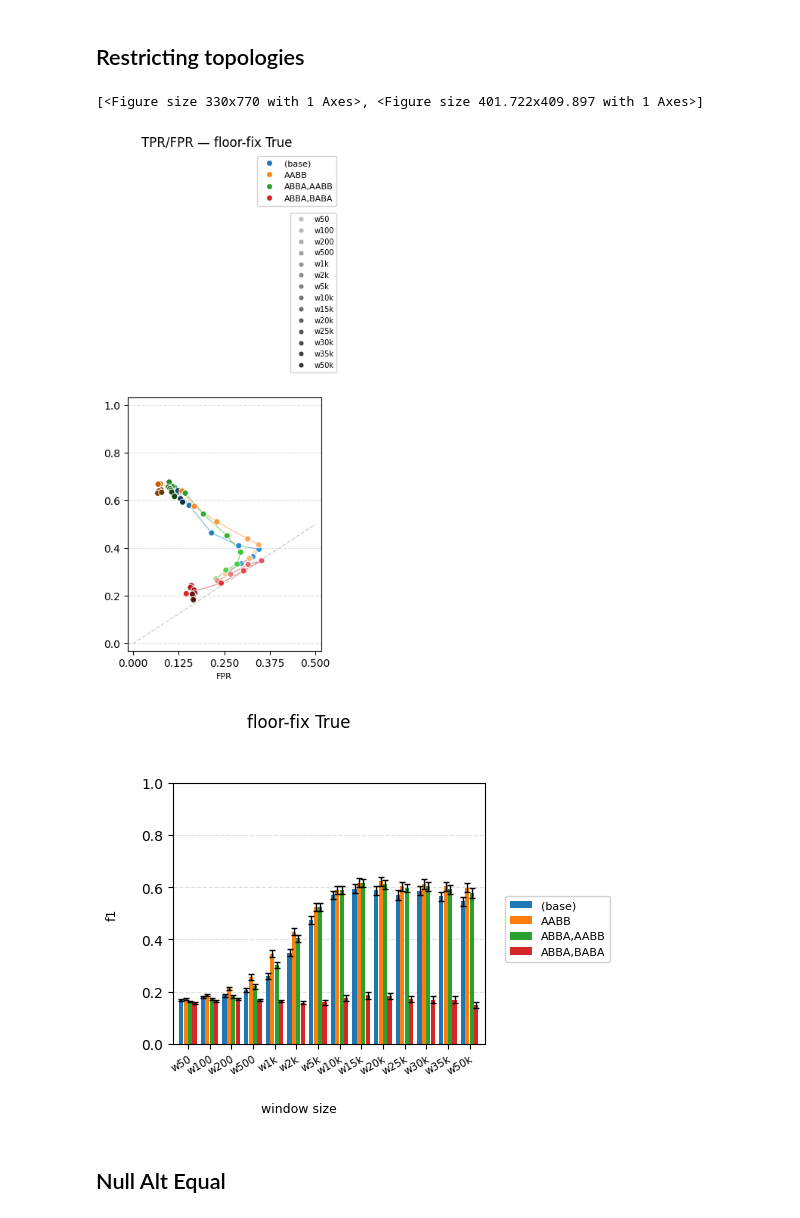
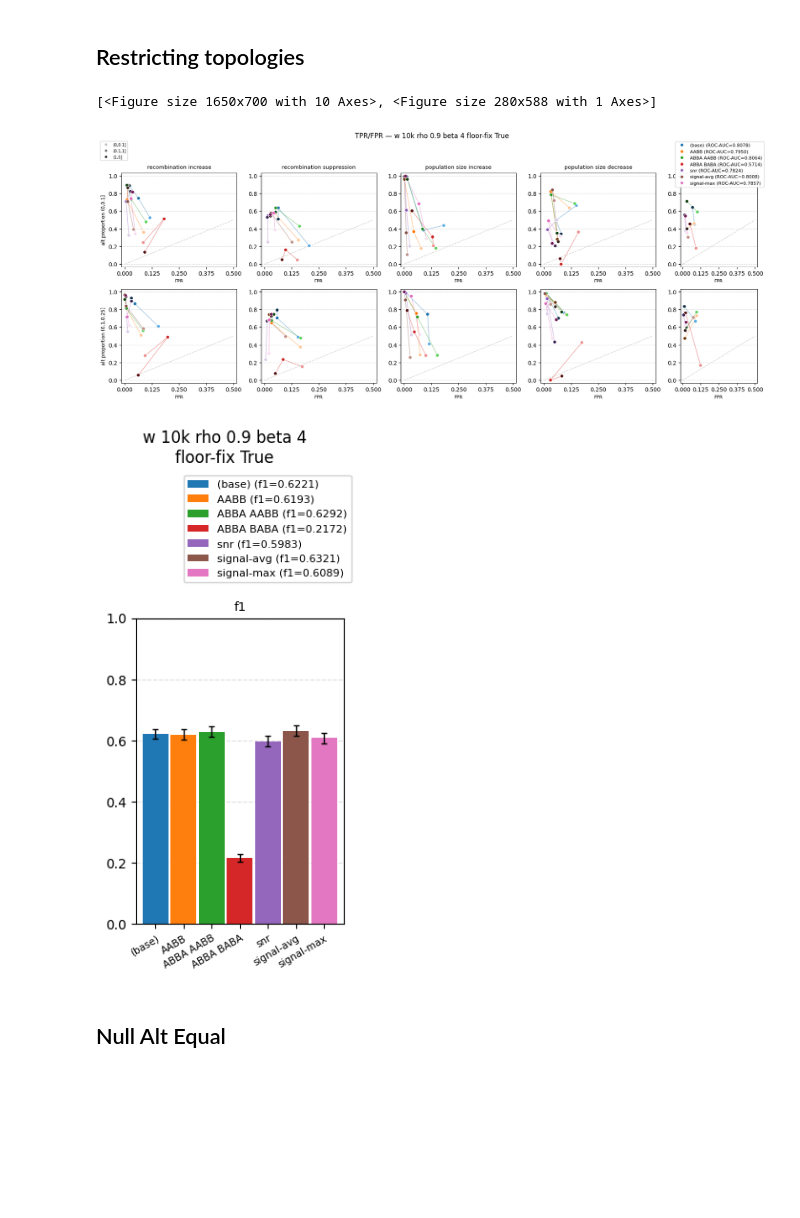
Before and after one commit to isaacangyu/phlag, a Jupyter notebook: bench/aggregate.ipynb, the cells around one changed output. Cells and saved outputs as stored; diff of their text form; code cells hidden in the pictures; blank space fills up the shorter version.

```diff
--- a/bench/aggregate.ipynb
+++ b/bench/aggregate.ipynb
@@ -285,15 +285,16 @@ cra.plot(
 ## Restricting topologies
 # %%
 config = deepcopy(full_config)
-config['--rho'] = None
-config['--beta'] = None
-# config['-w'] = '10k'
-agg = ['--topologies', '-w']# + aggB
+config['--rho'] = 0.9
+config['--beta'] = 4
+config['--topologies'] = [False, 'AABB', 'ABBA AABB', 'ABBA BABA', 'snr', 'signal-avg', 'signal-max']
+config['-w'] = '10k'
+agg = ['--topologies']# + aggB
 cra.plot(config, metrics=['f1', 'tpr_fpr'], agg=agg)
 # %% [output]
-[<Figure size 330x770 with 1 Axes>, <Figure size 401.722x409.897 with 1 Axes>]
+[<Figure size 1650x700 with 10 Axes>, <Figure size 280x588 with 1 Axes>]
-[figure, old version]
+[figure, new version]
-[figure, old version]
+[figure, new version]
 # %% [markdown]
 ## Null Alt Equal
 # %%
```
Also changed, not shown: parts of 1 cell of this notebook, 9 other files.
